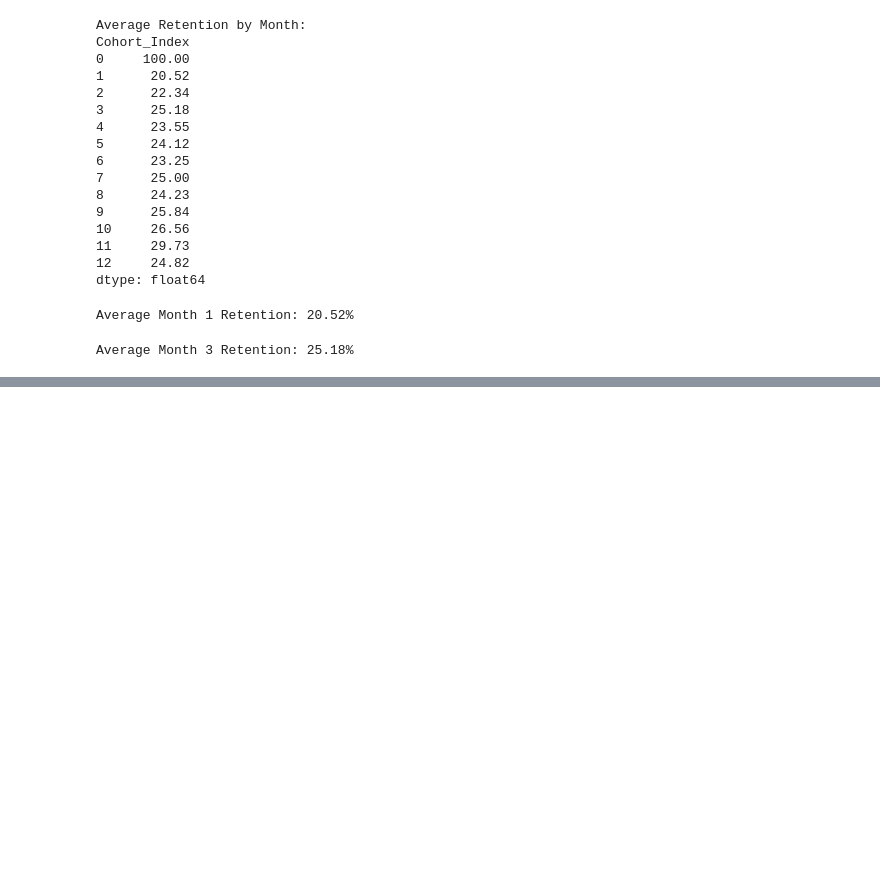
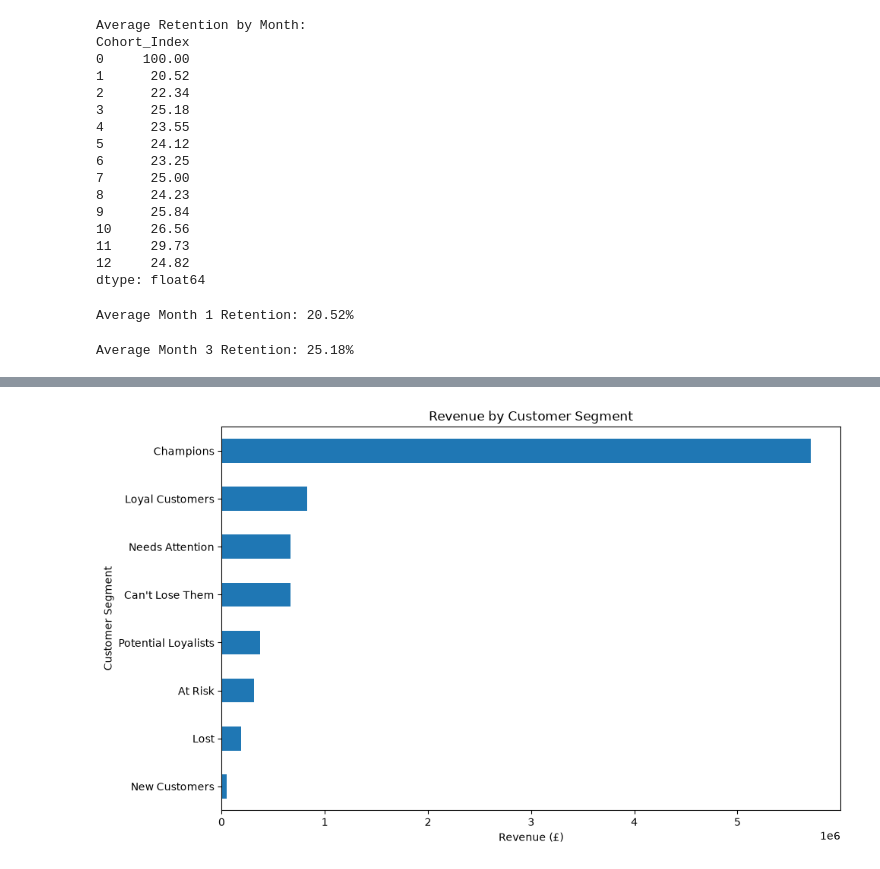
Before and after one commit to Ahmedd1901/ecommerce-sales-customer-analytics, a Jupyter notebook: src/visualization.ipynb, the cells around one changed output, grey strips where cells are left out. Saved outputs shown, nothing was run; the diff lists cells and outputs as text; code cells hidden in the pictures; blank space fills up the shorter version.

```diff
--- a/src/visualization.ipynb
+++ b/src/visualization.ipynb
@@ -435,0 +520,19 @@ Average Month 3 Retention: 25.18%
+# %%
+segment_revenue = (
+    rfm.groupby("Segment")["Monetary"]
+    .sum()
+    .sort_values(ascending=True)
+)
+# %%
+plt.figure(figsize=(10, 6))
+
+segment_revenue.plot(kind="barh")
+
+plt.title("Revenue by Customer Segment")
+plt.xlabel("Revenue (£)")
+plt.ylabel("Customer Segment")
+
+plt.tight_layout()
+plt.show()
+# %% [output]
+[figure, added]
```
Also changed, not shown: parts of 7 cells of this notebook, 2 other files.
